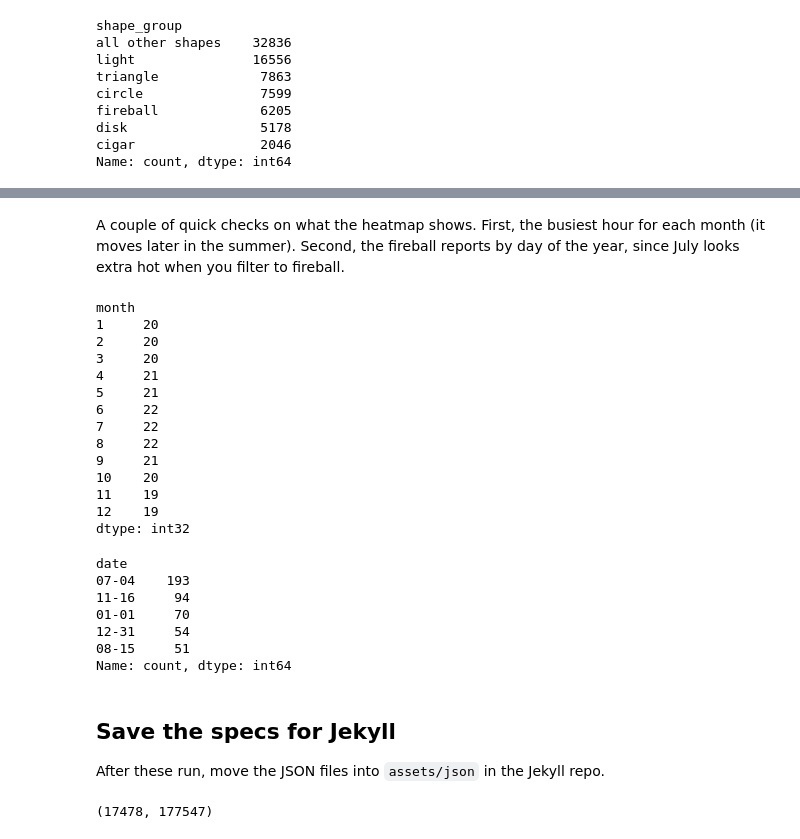
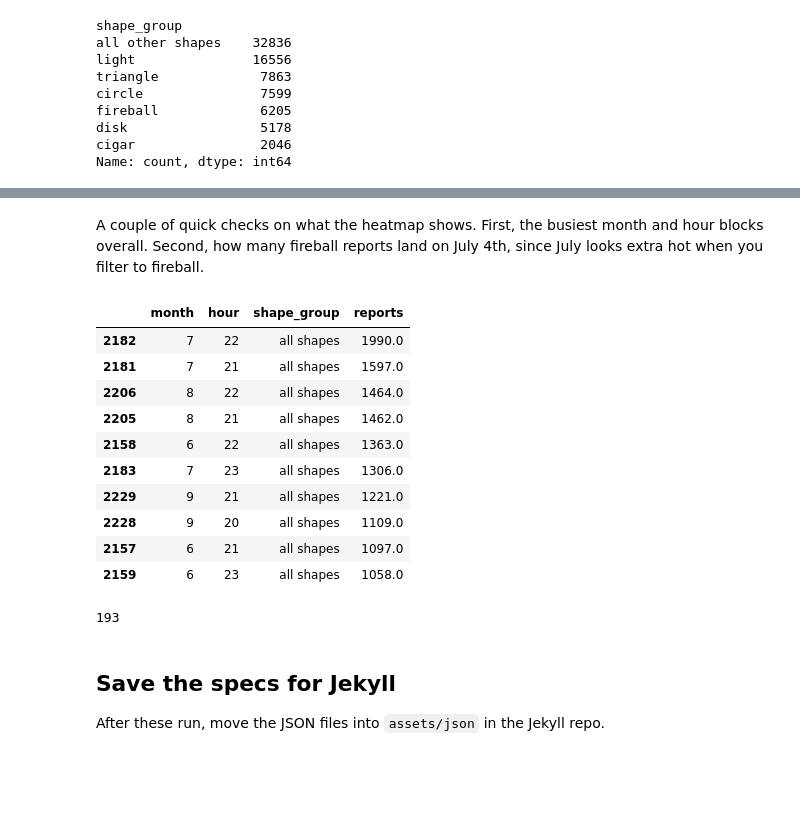
Before and after one commit to AirlessEA/AirlessEA.github.io, a Jupyter notebook: python_notebooks/ufo_altair_hw.ipynb, the cells around one changed output, grey strips where cells are left out. Drawn from its saved outputs; the diff is of its cells as text; code cells hidden in the pictures; blank space fills up the shorter version.

```diff
--- a/python_notebooks/ufo_altair_hw.ipynb
+++ b/python_notebooks/ufo_altair_hw.ipynb
@@ -171,0 +160,5 @@ time_counts.head()
+# %%
+time_table = ufos_clean.groupby(['month', 'hour', 'shape_group'])['reports'].sum().unstack()
+time_table['all shapes'] = time_table.sum(axis=1)
+time_counts = time_table.reset_index().melt(['month', 'hour'], var_name='shape_group', value_name='reports')
+time_counts.head()
@@ -202,35 +195,25 @@ time_heatmap
 # %% [output]
 [interactive output not drawn]
 # %% [markdown]
-A couple of quick checks on what the heatmap shows. First, the busiest hour for each month (it moves later in the summer). Second, the fireball reports by day of the year, since July looks extra hot when you filter to fireball.
+A couple of quick checks on what the heatmap shows. First, the busiest month and hour blocks overall. Second, how many fireball reports land on July 4th, since July looks extra hot when you filter to fireball.
-# %%
-time_counts.groupby(['month', 'hour'])['reports'].sum().unstack().idxmax(axis=1)
-# %% [output]
-month
-1     20
-2     20
-3     20
-4     21
-5     21
-6     22
-7     22
-8     22
-9     21
-10    20
-11    19
-12    19
-dtype: int32
-# %%
-fireballs = ufos_clean[ufos_clean['shape'] == 'fireball']
-fireballs['date'].dt.strftime('%m-%d').value_counts().head()
-# %% [output]
-date
-07-04    193
-11-16     94
-01-01     70
-12-31     54
-08-15     51
-Name: count, dtype: int64
+# %%
+time_counts.loc[time_counts['shape_group'] == 'all shapes'].sort_values('reports', ascending=False).head(10)
+# %% [output]
+|  | month | hour | shape_group | reports |
+| 2182 | 7 | 22 | all shapes | 1990.0 |
+| 2181 | 7 | 21 | all shapes | 1597.0 |
+| 2206 | 8 | 22 | all shapes | 1464.0 |
+| 2205 | 8 | 21 | all shapes | 1462.0 |
+| 2158 | 6 | 22 | all shapes | 1363.0 |
+| 2183 | 7 | 23 | all shapes | 1306.0 |
+| 2229 | 9 | 21 | all shapes | 1221.0 |
+| 2228 | 9 | 20 | all shapes | 1109.0 |
+| 2157 | 6 | 21 | all shapes | 1097.0 |
+| 2159 | 6 | 23 | all shapes | 1058.0 |
+# %%
+len(ufos_clean.loc[(ufos_clean['shape'] == 'fireball') & (ufos_clean['month'] == 7) & (ufos_clean['date'].dt.day == 4)])
+# %% [output]
+193
 # %% [markdown]
 ## Save the specs for Jekyll
 
@@ -241,7 +223,2 @@ myJekyllDir = './'
 shapes_over_time.save(myJekyllDir + 'ufo_shapes_over_time.json')
 time_heatmap.save(myJekyllDir + 'ufo_time_heatmap.json')
-# %%
-# file sizes in bytes -- both small because I aggregated before plotting
-os.stat(myJekyllDir + 'ufo_shapes_over_time.json').st_size, os.stat(myJekyllDir + 'ufo_time_heatmap.json').st_size
-# %% [output]
-(17478, 177547)
```
Also changed, not shown: parts of 21 cells of this notebook.
